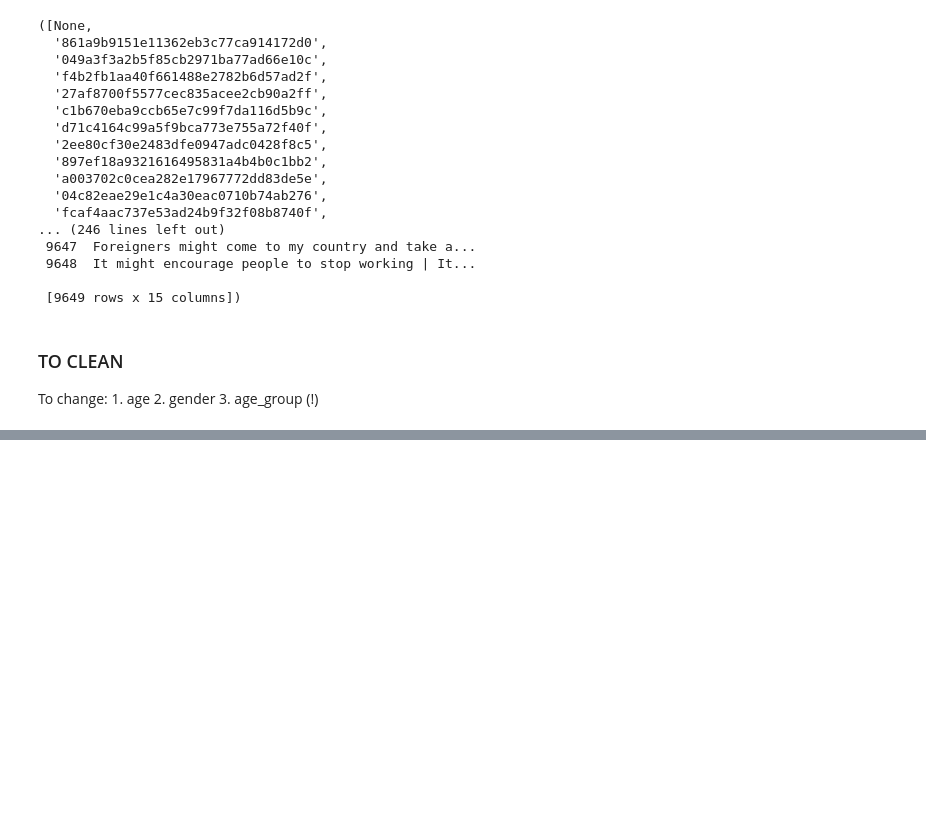
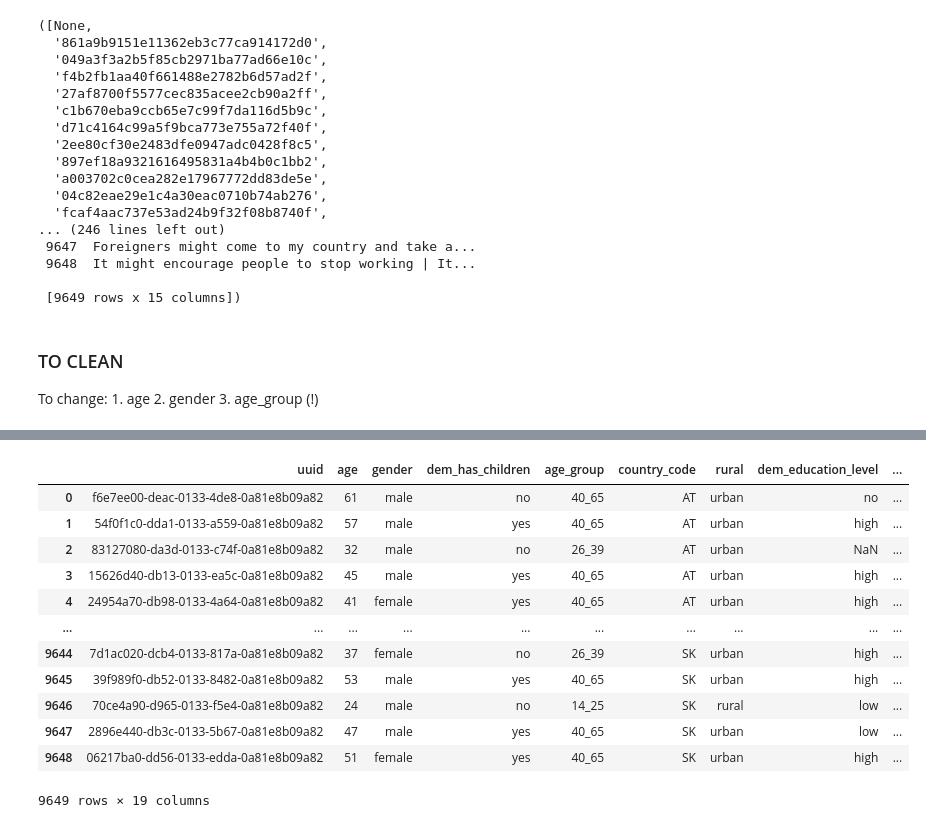
Before and after one commit to gojuangu/ih_datamadpt0420_project_m1, a Jupyter notebook: notebooks/cleaning_data.ipynb, the cells around one changed output, grey strips where cells are left out. Drawn from its saved outputs; the diff is of its cells as text; code cells hidden in the pictures; blank space fills up the shorter version.

```diff
--- a/notebooks/cleaning_data.ipynb
+++ b/notebooks/cleaning_data.ipynb
@@ -151,0 +98,17 @@ df.head()
+# %%
+df_1 = get_age(df)
+df_1
+# %% [output]
+|  | uuid | age | gender | dem_has_children | age_group | country_code | rural | dem_education_level | ... |
+| 0 | f6e7ee00-deac-0133-4de8-0a81e8b09a82 | 61 | male | no | 40_65 | AT | urban | no | ... |
+| 1 | 54f0f1c0-dda1-0133-a559-0a81e8b09a82 | 57 | male | yes | 40_65 | AT | urban | high | ... |
+| 2 | 83127080-da3d-0133-c74f-0a81e8b09a82 | 32 | male | no | 26_39 | AT | urban | NaN | ... |
+| 3 | 15626d40-db13-0133-ea5c-0a81e8b09a82 | 45 | male | yes | 40_65 | AT | urban | high | ... |
+| 4 | 24954a70-db98-0133-4a64-0a81e8b09a82 | 41 | female | yes | 40_65 | AT | urban | high | ... |
+| ... | ... | ... | ... | ... | ... | ... | ... | ... | ... |
+| 9644 | 7d1ac020-dcb4-0133-817a-0a81e8b09a82 | 37 | female | no | 26_39 | SK | urban | high | ... |
+| 9645 | 39f989f0-db52-0133-8482-0a81e8b09a82 | 53 | male | yes | 40_65 | SK | urban | high | ... |
+| 9646 | 70ce4a90-d965-0133-f5e4-0a81e8b09a82 | 24 | male | no | 14_25 | SK | rural | low | ... |
+| 9647 | 2896e440-db3c-0133-5b67-0a81e8b09a82 | 47 | male | yes | 40_65 | SK | urban | low | ... |
+| 9648 | 06217ba0-dd56-0133-edda-0a81e8b09a82 | 51 | female | yes | 40_65 | SK | urban | high | ... |
+9649 rows × 19 columns
```
Also changed, not shown: parts of 17 cells of this notebook, 6 other files.
